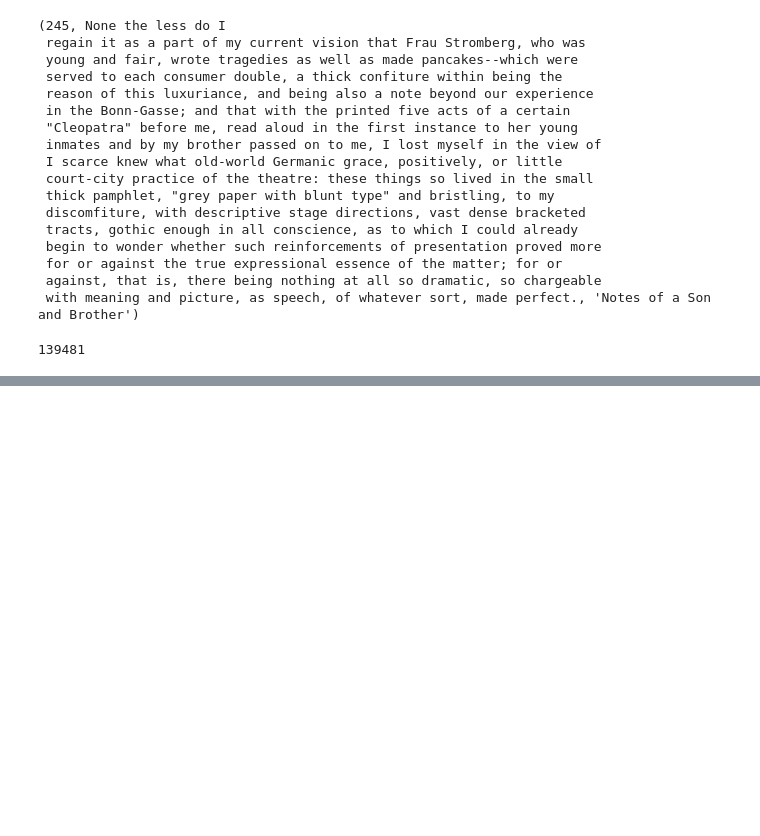
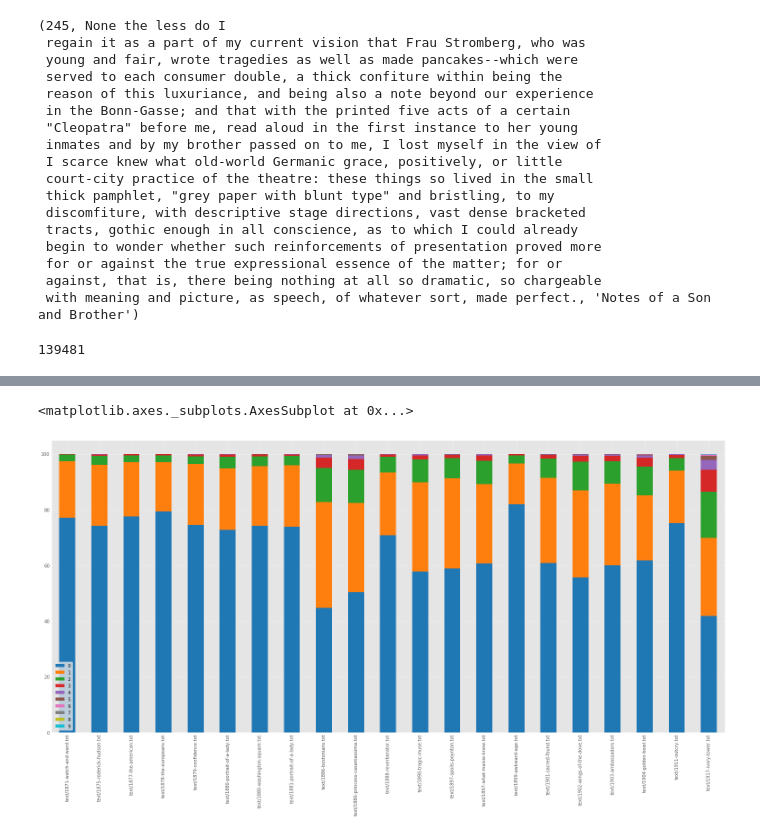
Before and after one commit to JonathanReeve/james-sentence, a Jupyter notebook: james-sentence.ipynb, the cells around one changed output, grey strips where cells are left out. Cells and saved outputs as stored; diff of their text form; code cells hidden in the pictures; blank space fills up the shorter version.

```diff
--- a/james-sentence.ipynb
+++ b/james-sentence.ipynb
@@ -156,0 +169,15 @@ sortedSents[-4]
+# %%
+bins = np.histogram(allLengths)[1]
+# %%
+hists = {filename: np.histogram(lengths, bins=bins)[0]
+         for filename, lengths in sentenceLengths.items()}
+# %%
+df = pd.DataFrame(hists).T
+# %%
+# Divide by total number of sentences in each novel.
+normalized = df.divide(numSents, axis=0).multiply(100)
+# %%
+normalized.plot(kind='bar', stacked=True, cmap='Vega10')
+# %% [output]
+<matplotlib.axes._subplots.AxesSubplot at 0x...>
+[figure, added]
```
Also changed, not shown: parts of 9 cells of this notebook, 3 other files.
